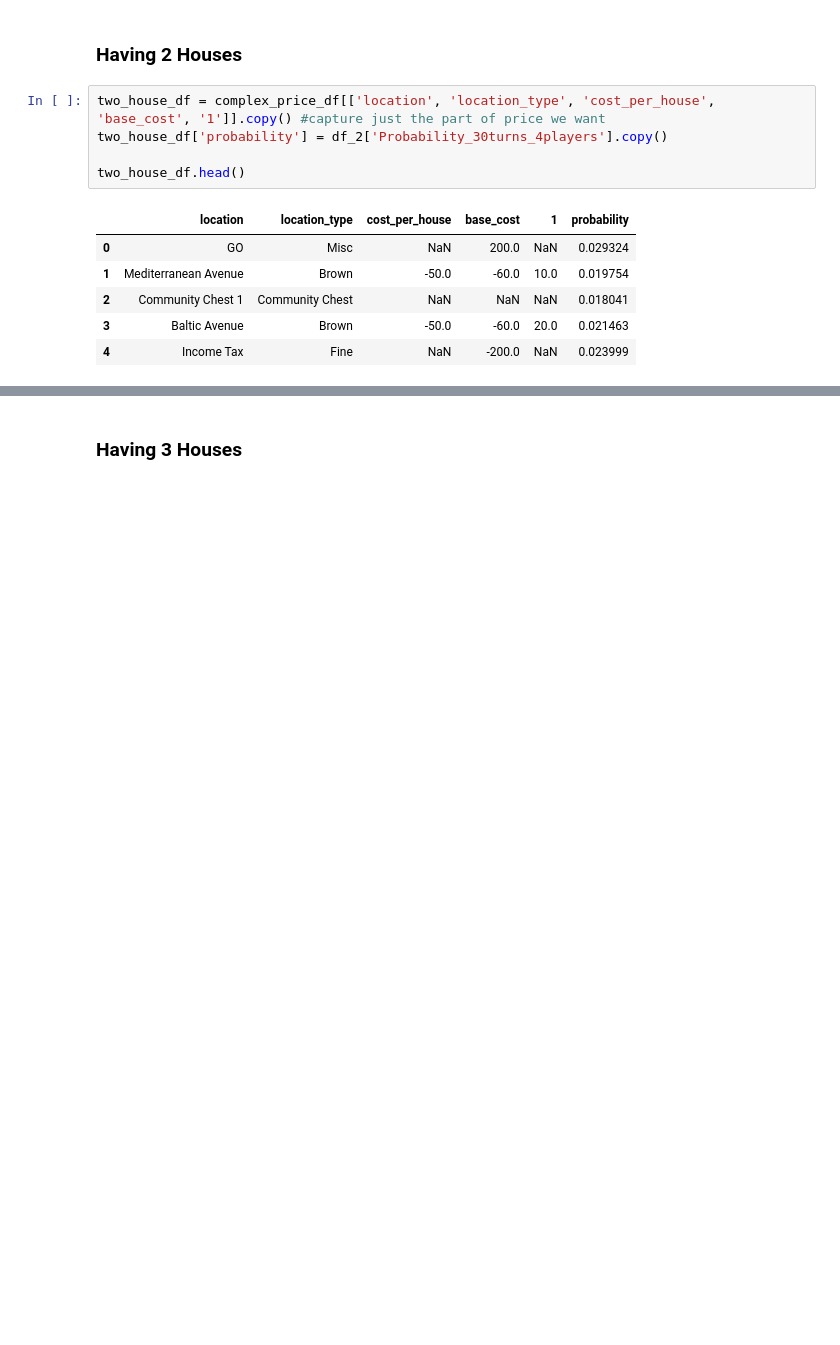
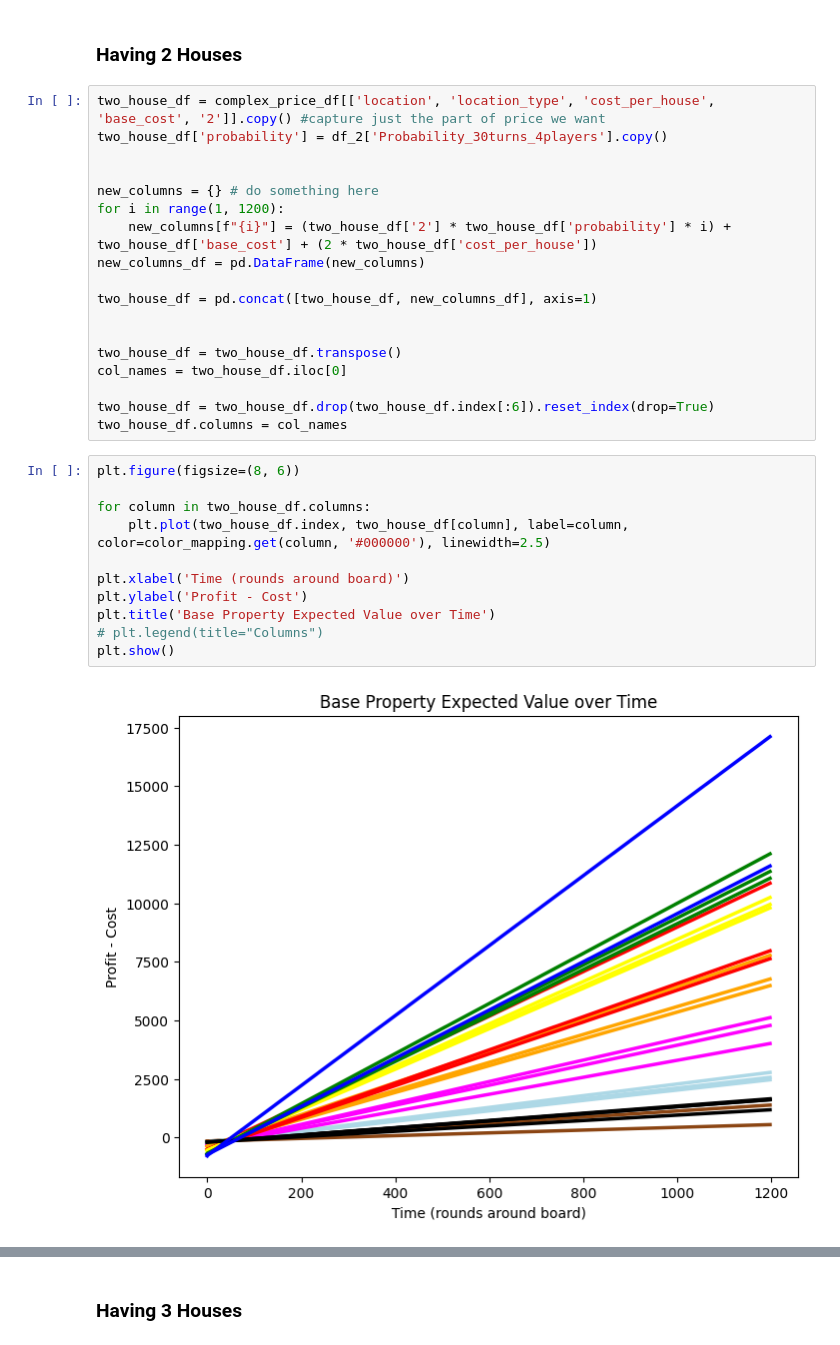
Before and after one commit to softly-undefined/monopoly-stats, a Jupyter notebook: monopoly.ipynb, the cells around one changed output, grey strips where cells are left out. Drawn from its saved outputs; the diff is of its cells as text; blank space fills up the shorter version.

Commit message:
Complex Price Modeling Update

```diff
--- a/monopoly.ipynb
+++ b/monopoly.ipynb
@@ -509,14 +565,33 @@ one_house_df.head()
 # %% [markdown]
 ### Having 2 Houses
-# %%
-two_house_df = complex_price_df[['location', 'location_type', 'cost_per_house', 'base_cost', '1']].copy() #capture just the part of price we want
-two_house_df['probability'] = df_2['Probability_30turns_4players'].copy()
-
-two_house_df.head()
-# %% [output]
-|  | location | location_type | cost_per_house | base_cost | 1 | probability |
-| 0 | GO | Misc | NaN | 200.0 | NaN | 0.029324 |
-| 1 | Mediterranean Avenue | Brown | -50.0 | -60.0 | 10.0 | 0.019754 |
-| 2 | Community Chest 1 | Community Chest | NaN | NaN | NaN | 0.018041 |
-| 3 | Baltic Avenue | Brown | -50.0 | -60.0 | 20.0 | 0.021463 |
-| 4 | Income Tax | Fine | NaN | -200.0 | NaN | 0.023999 |
+# %%
+two_house_df = complex_price_df[['location', 'location_type', 'cost_per_house', 'base_cost', '2']].copy() #capture just the part of price we want
+two_house_df['probability'] = df_2['Probability_30turns_4players'].copy()
+
+
+new_columns = {} # do something here
+for i in range(1, 1200):
+    new_columns[f"{i}"] = (two_house_df['2'] * two_house_df['probability'] * i) + two_house_df['base_cost'] + (2 * two_house_df['cost_per_house'])
+new_columns_df = pd.DataFrame(new_columns)
+
+two_house_df = pd.concat([two_house_df, new_columns_df], axis=1)
+
+
+two_house_df = two_house_df.transpose()
+col_names = two_house_df.iloc[0]
+
+two_house_df = two_house_df.drop(two_house_df.index[:6]).reset_index(drop=True)
+two_house_df.columns = col_names
+# %%
+plt.figure(figsize=(8, 6))
+
+for column in two_house_df.columns:
+    plt.plot(two_house_df.index, two_house_df[column], label=column, color=color_mapping.get(column, '#000000'), linewidth=2.5)
+
+plt.xlabel('Time (rounds around board)')
+plt.ylabel('Profit - Cost')
+plt.title('Base Property Expected Value over Time')
+# plt.legend(title="Columns")
+plt.show()
+# %% [output]
+[figure, added]
```
Also changed, not shown: parts of 28 cells of this notebook, 1 other file.
